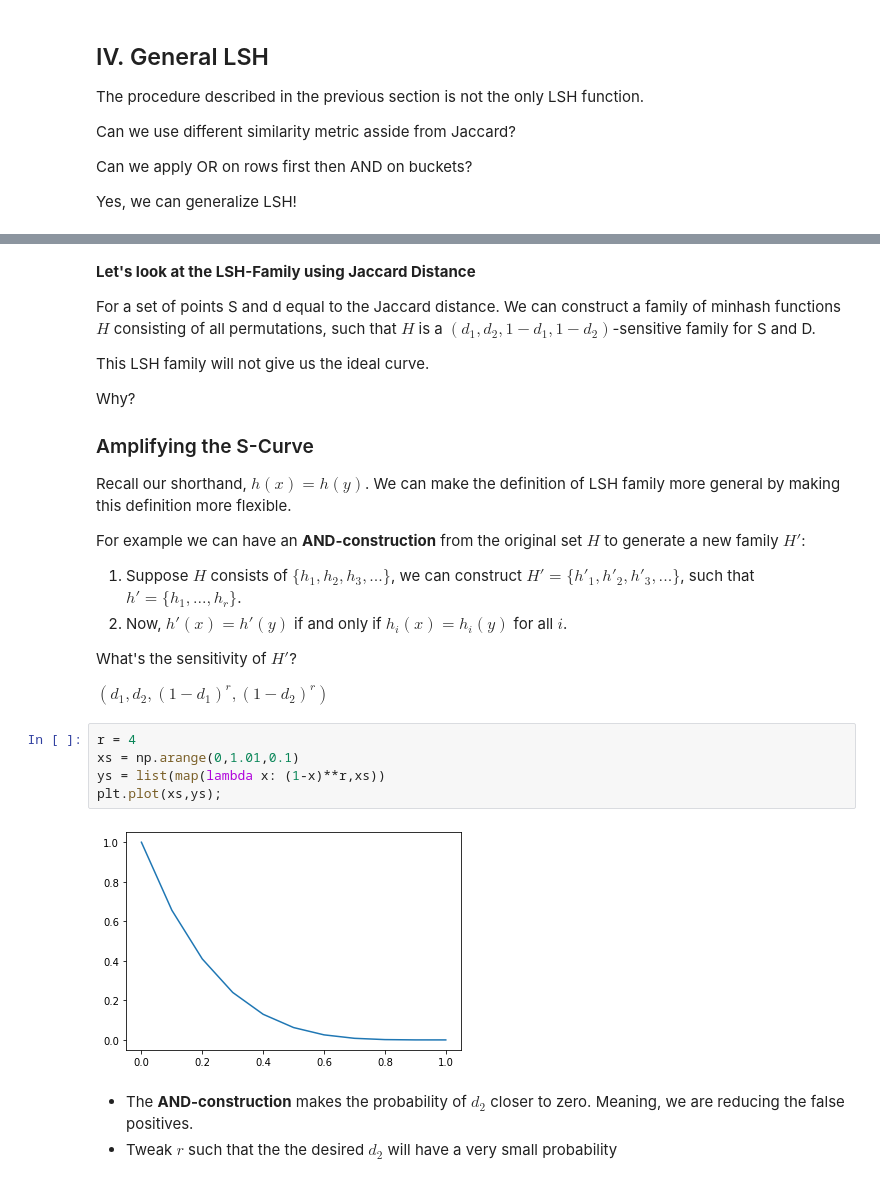
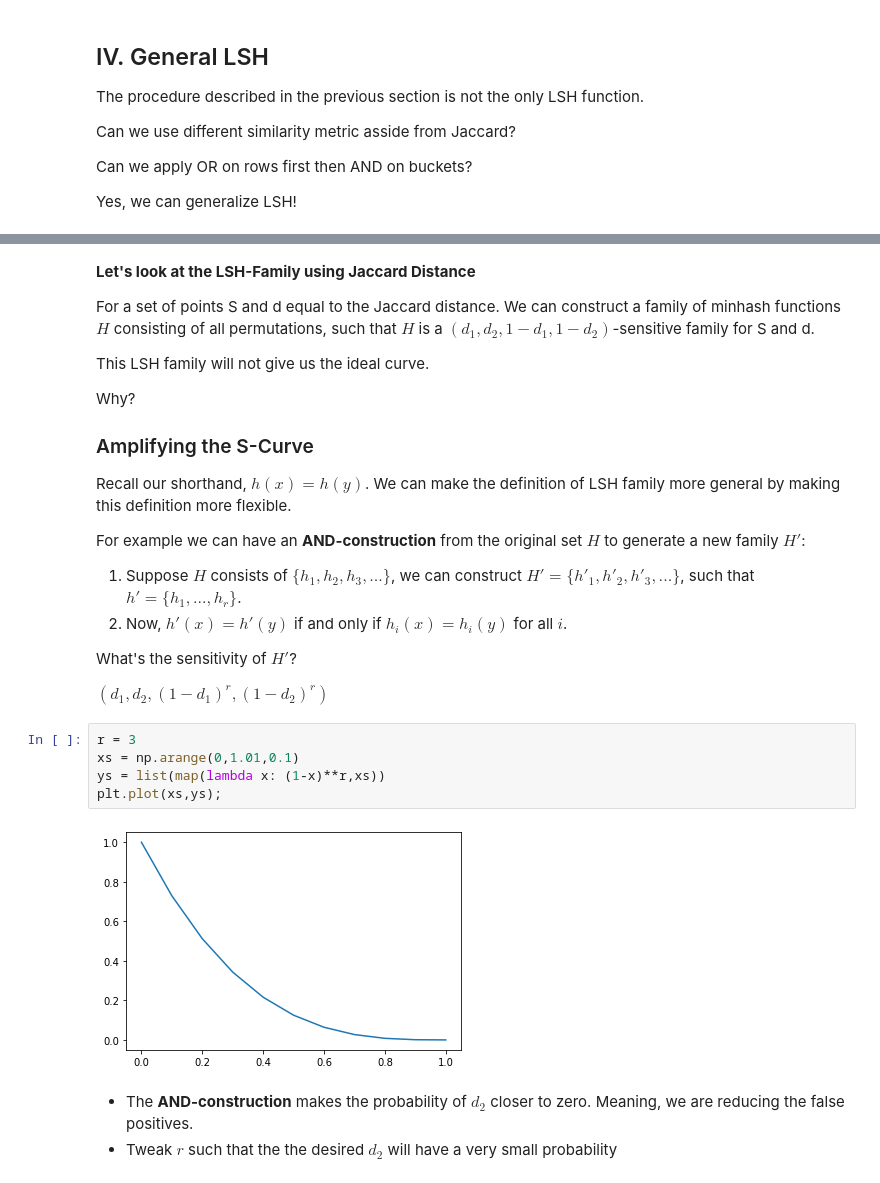
Before and after one commit to norbertgerena/LSH, a Jupyter notebook: LSH.ipynb, the cells around one changed output, grey strips where cells are left out. Drawn from its saved outputs; the diff is of its cells as text.

```diff
--- a/LSH.ipynb
+++ b/LSH.ipynb
@@ -138,7 +136,7 @@ Note that $d_1 < d_2$.
 # %% [markdown]
 **Let's look at the LSH-Family using Jaccard Distance**
 
-For a set of points S and d equal to the Jaccard distance. We can construct a family of minhash functions $H$ consisting of all permutations, such that $H$ is a $(d_1, d_2,1-d_1, 1-d_2)$-sensitive family for S and D.
+For a set of points S and d equal to the Jaccard distance. We can construct a family of minhash functions $H$ consisting of all permutations, such that $H$ is a $(d_1, d_2,1-d_1, 1-d_2)$-sensitive family for S and d.
 
 This LSH family will not give us the ideal curve.
 
@@ -157,12 +155,12 @@ What's the sensitivity of $H'$?
 
 $(d_1, d_2, (1-d_1)^r, (1-d_2)^r)$
 # %%
-r = 4
+r = 3
 xs = np.arange(0,1.01,0.1)
 ys = list(map(lambda x: (1-x)**r,xs))
 plt.plot(xs,ys);
 # %% [output]
-[figure, old version]
+[figure, new version]
 # %% [markdown]
 * The **AND-construction** makes the probability of $d_2$ closer to zero. Meaning, we are reducing the false positives.
 * Tweak $r$ such that the the desired $d_2$ will have a very small probability
```
Also changed, not shown: parts of 18 cells of this notebook.
